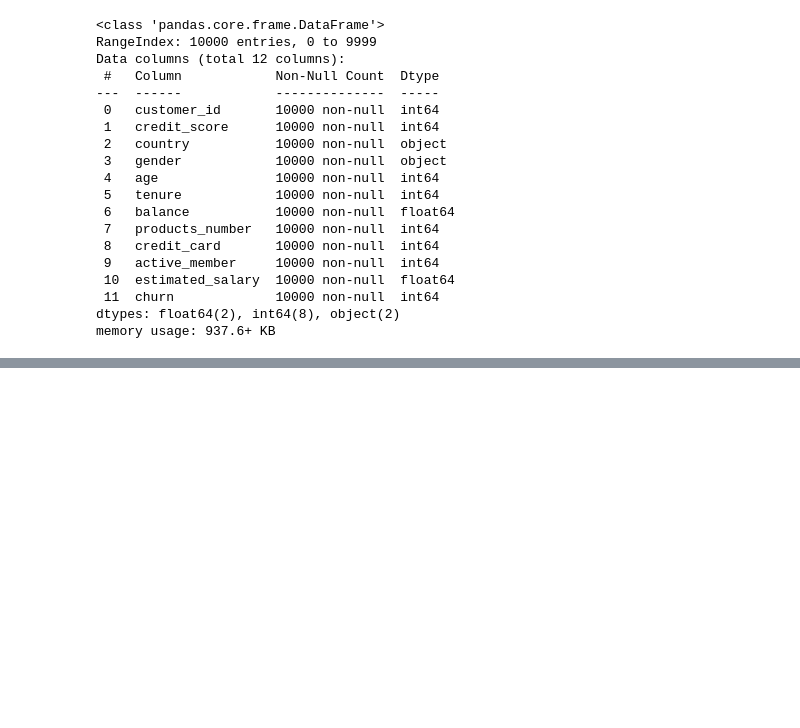
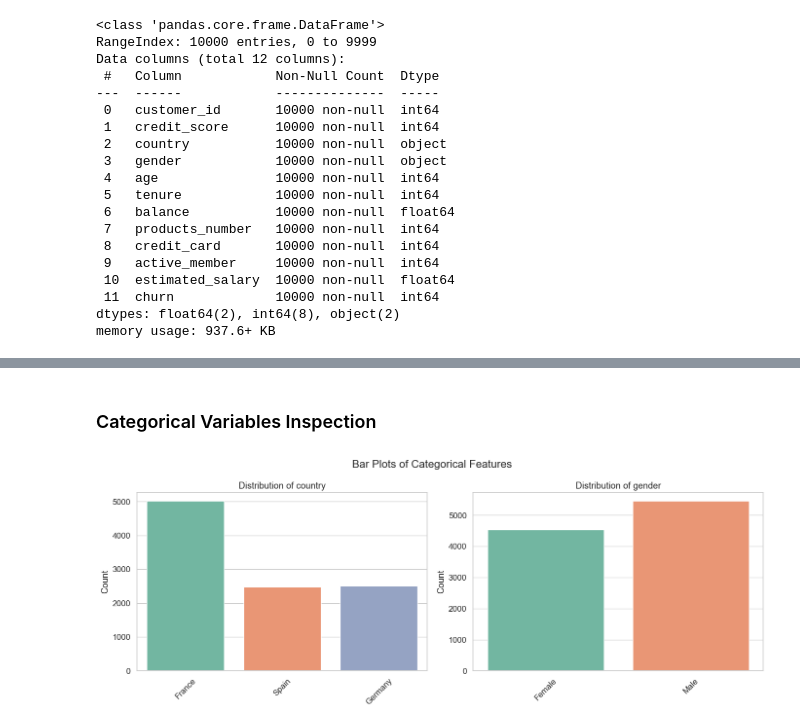
Before and after one commit to cleavestone/Customer_Churn_MLOPS, a Jupyter notebook: notebooks/EDA.ipynb, the cells around one changed output, grey strips where cells are left out. Drawn from its saved outputs; the diff is of its cells as text; code cells hidden in the pictures; blank space fills up the shorter version.

```diff
--- a/notebooks/EDA.ipynb
+++ b/notebooks/EDA.ipynb
@@ -182,0 +203,28 @@ ValueError: supplied range of [-inf, 12.432802119730878] is not finite
+# %% [markdown]
+### Categorical Variables Inspection
+# %%
+categorical_df=df.select_dtypes(exclude=np.number)
+categorical_cols=categorical_df.columns
+
+# Pick the first two categorical columns
+cat_cols = categorical_df.columns
+
+# Set seaborn style
+sns.set(style="whitegrid", palette="pastel", font_scale=1.1)
+
+# Create subplot layout
+fig, axes = plt.subplots(nrows=1, ncols=2, figsize=(14, 5))
+
+for i, col in enumerate(cat_cols):
+    sns.countplot(data=df, x=col, ax=axes[i], palette="Set2")
+    axes[i].set_title(f"Distribution of {col}")
+    axes[i].set_xlabel("")
+    axes[i].set_ylabel("Count")
+    for label in axes[i].get_xticklabels():
+        label.set_rotation(45)  # Rotate labels if needed
+
+plt.tight_layout()
+plt.suptitle("Bar Plots of Categorical Features", fontsize=16, y=1.05)
+plt.show()
+# %% [output]
+[figure, added]
```
Also changed, not shown: parts of 17 cells of this notebook, 12 other files.
